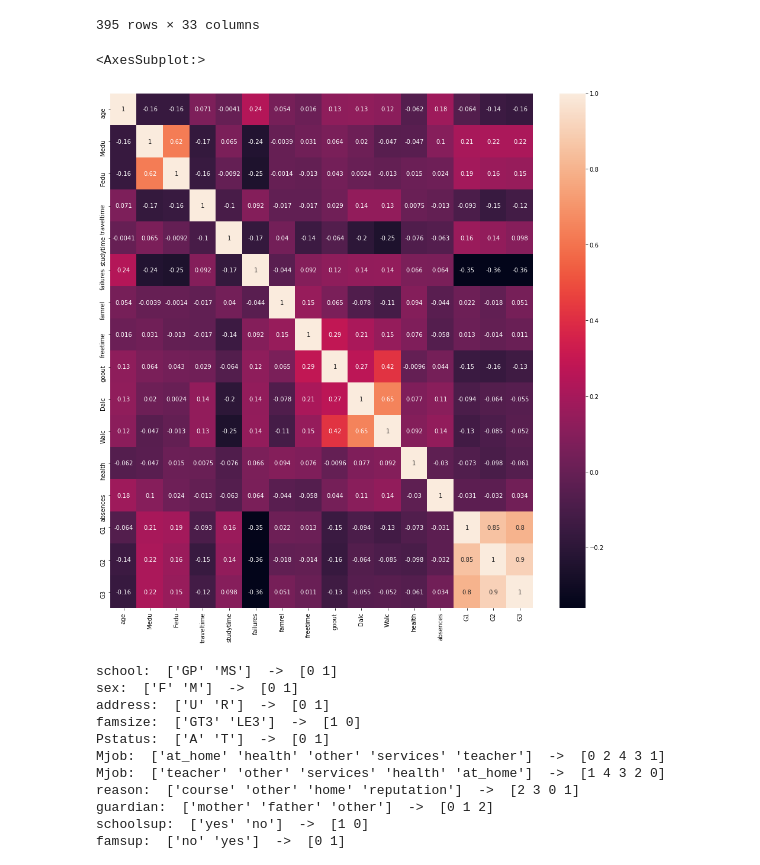
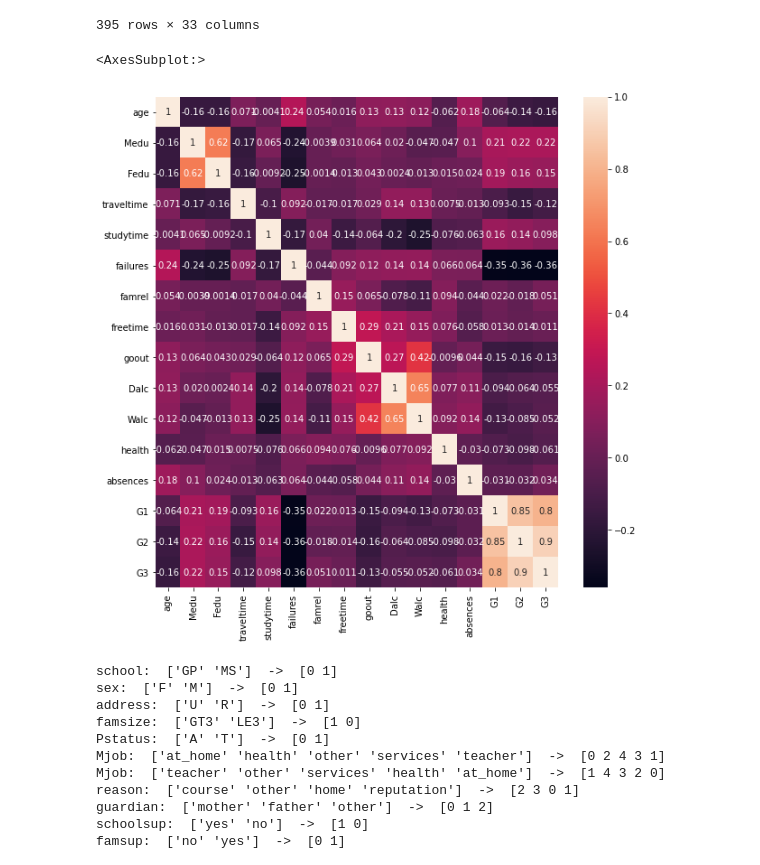
Before and after one commit to JanhaviAnap/StudentPerformanceAnalysis, a Jupyter notebook: StudentPerformanceAnalysis.ipynb, the cells around one changed output. Drawn from its saved outputs; the diff is of its cells as text; code cells hidden in the pictures.

```diff
--- a/StudentPerformanceAnalysis.ipynb
+++ b/StudentPerformanceAnalysis.ipynb
@@ -62,11 +62,11 @@ data
 # %%
 import seaborn as sns
 corr_matrix=data.corr()
-plt.figure(figsize = (16,16))
+plt.figure(figsize = (10,10))
 sns.heatmap(corr_matrix,annot=True)
 # %% [output]
 <AxesSubplot:>
-[figure, old version]
+[figure, new version]
 # %%
 # data preprocessing
 
```
Also changed, not shown: parts of 1 cell of this notebook, 3 other files.
